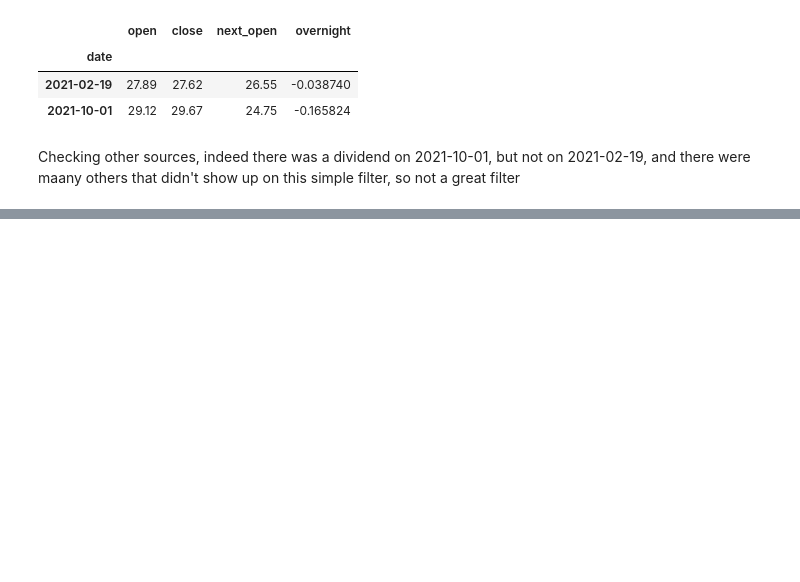
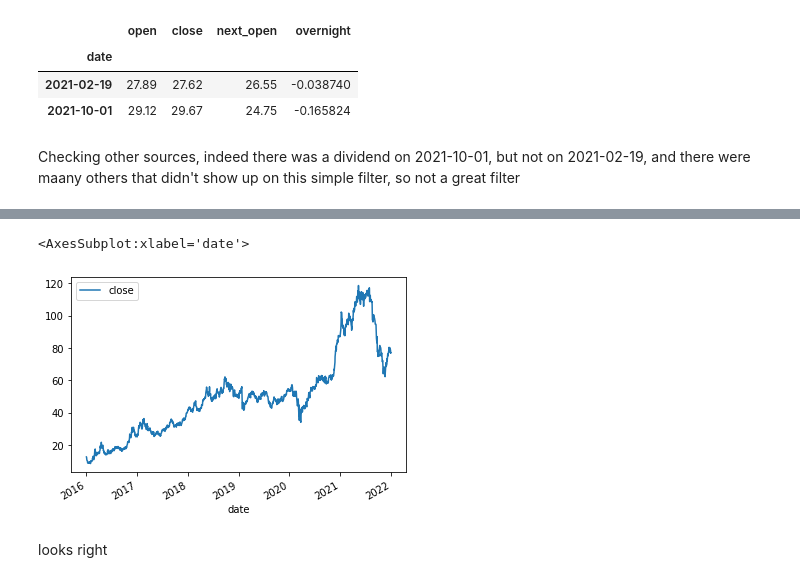
Before and after one commit to LRAbbade/ca_by_bayes, a Jupyter notebook: mkt_data.ipynb, the cells around one changed output, grey strips where cells are left out. Saved outputs shown, nothing was run; the diff lists cells and outputs as text; code cells hidden in the pictures; blank space fills up the shorter version.

Commit message:
try vale

```diff
--- a/mkt_data.ipynb
+++ b/mkt_data.ipynb
@@ -53,15 +55,20 @@ def parse_file(path):
     df['date'] = df['date'].map(lambda d: datetime.strptime(d, '%Y%m%d'))
     return df.rename({'trading_code': 'ticker'}, axis=1).drop('short_name', axis=1).set_index(['date', 'ticker'])
 # %%
-def make_df(files):
+def make_df(files, ticker):
     full_df = pd.DataFrame()
     for file in files:
         df = parse_file(file)
         df = df.reset_index()
-        df = df[df['ticker'] == 'ITUB4']    # using itub because they pay a lot of dividends
+        df = df[df['ticker'] == ticker]
         full_df = full_df.append(df.set_index('date'), sort=True)
 
-    return full_df.sort_index()
+    df = full_df.sort_index()
+    df = df[['open', 'close']]
+    df['next_open'] = df['open'].shift(-1)
+    df = df.dropna()
+    df['overnight'] = df['next_open'] / df['close'] - 1
+    return df
 # %% [markdown]
 ### I'll start with 1 year
 # %%
@@ -90,0 +92,2 @@ df.to_parquet('data/itub_2021.parquet')
+# %%
+df = make_df(files, 'VALE3')
@@ -90,0 +111,7 @@ df.to_parquet('data/itub_2021.parquet')
+# %%
+df.plot(y='close')
+# %% [output]
+<AxesSubplot:xlabel='date'>
+[figure, added]
+# %% [markdown]
+looks right
```
Also changed, not shown: parts of 7 cells of this notebook, 2 other files.
